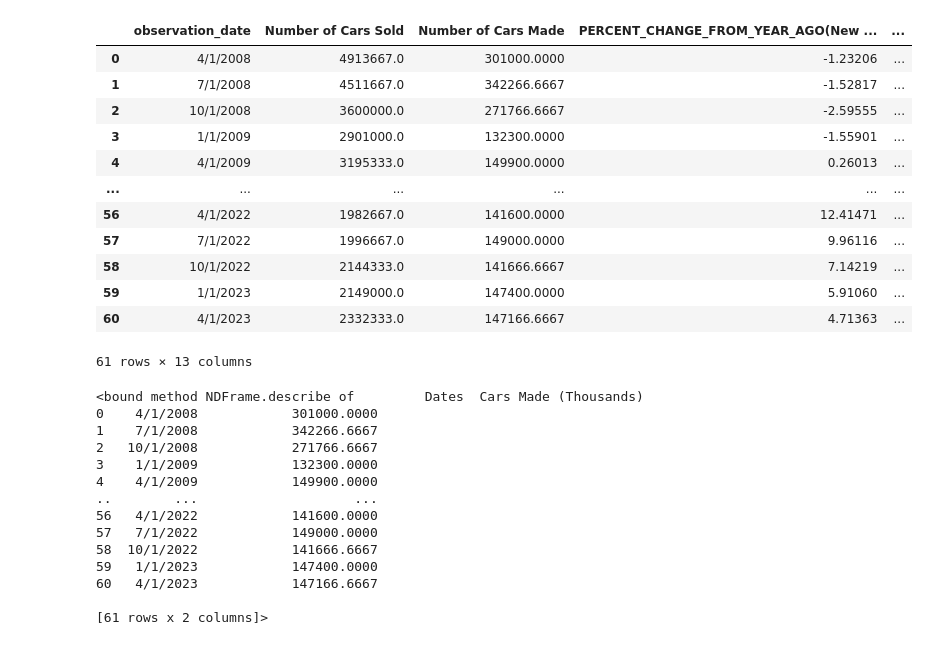
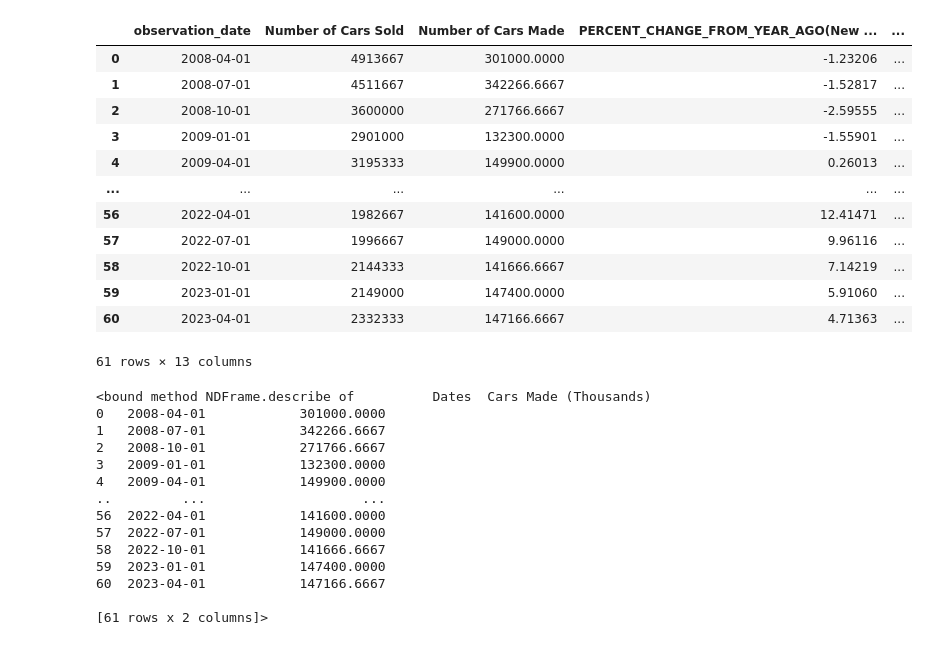
Before and after one commit to NadyaSlb/New_Car_Loan_Analysis, a Jupyter notebook: Car Data Analysis.ipynb, the cells around one changed output. Saved outputs shown, nothing was run; the diff lists cells and outputs as text; code cells hidden in the pictures.

```diff
--- a/Car Data Analysis.ipynb
+++ b/Car Data Analysis.ipynb
@@ -4,24 +4,24 @@ import pandas as pd
 import os
 from pathlib import Path
 # %%
-file_path = Path("../New_Car_Loan_Analysis/CSV/car_df.csv")
+file_path = Path("../New_Car_Loan_Analysis/Resources/car_df.csv")
 
 car_df = pd.read_csv(file_path)
 
 car_df.dropna()
 # %% [output]
 |  | observation_date | Number of Cars Sold | Number of Cars Made | PERCENT_CHANGE_FROM_YEAR_AGO(New ... | ... |
-| 0 | 4/1/2008 | 4913667.0 | 301000.0000 | -1.23206 | ... |
-| 1 | 7/1/2008 | 4511667.0 | 342266.6667 | -1.52817 | ... |
-| 2 | 10/1/2008 | 3600000.0 | 271766.6667 | -2.59555 | ... |
-| 3 | 1/1/2009 | 2901000.0 | 132300.0000 | -1.55901 | ... |
-| 4 | 4/1/2009 | 3195333.0 | 149900.0000 | 0.26013 | ... |
+| 0 | 2008-04-01 | 4913667 | 301000.0000 | -1.23206 | ... |
+| 1 | 2008-07-01 | 4511667 | 342266.6667 | -1.52817 | ... |
+| 2 | 2008-10-01 | 3600000 | 271766.6667 | -2.59555 | ... |
+| 3 | 2009-01-01 | 2901000 | 132300.0000 | -1.55901 | ... |
+| 4 | 2009-04-01 | 3195333 | 149900.0000 | 0.26013 | ... |
 | ... | ... | ... | ... | ... | ... |
-| 56 | 4/1/2022 | 1982667.0 | 141600.0000 | 12.41471 | ... |
-| 57 | 7/1/2022 | 1996667.0 | 149000.0000 | 9.96116 | ... |
-| 58 | 10/1/2022 | 2144333.0 | 141666.6667 | 7.14219 | ... |
-| 59 | 1/1/2023 | 2149000.0 | 147400.0000 | 5.91060 | ... |
-| 60 | 4/1/2023 | 2332333.0 | 147166.6667 | 4.71363 | ... |
+| 56 | 2022-04-01 | 1982667 | 141600.0000 | 12.41471 | ... |
+| 57 | 2022-07-01 | 1996667 | 149000.0000 | 9.96116 | ... |
+| 58 | 2022-10-01 | 2144333 | 141666.6667 | 7.14219 | ... |
+| 59 | 2023-01-01 | 2149000 | 147400.0000 | 5.91060 | ... |
+| 60 | 2023-04-01 | 2332333 | 147166.6667 | 4.71363 | ... |
 61 rows × 13 columns
 # %%
 new_car_df = car_df[['observation_date', 'Number of Cars Made']].dropna().copy()
@@ -33,18 +33,18 @@ new_car_df = pd.DataFrame({
 
 new_car_df.describe
 # %% [output]
-<bound method NDFrame.describe of         Dates  Cars Made (Thousands)
-0    4/1/2008            301000.0000
-1    7/1/2008            342266.6667
-2   10/1/2008            271766.6667
-3    1/1/2009            132300.0000
-4    4/1/2009            149900.0000
-..        ...                    ...
-56   4/1/2022            141600.0000
-57   7/1/2022            149000.0000
-58  10/1/2022            141666.6667
-59   1/1/2023            147400.0000
-60   4/1/2023            147166.6667
+<bound method NDFrame.describe of          Dates  Cars Made (Thousands)
+0   2008-04-01            301000.0000
+1   2008-07-01            342266.6667
+2   2008-10-01            271766.6667
+3   2009-01-01            132300.0000
+4   2009-04-01            149900.0000
+..         ...                    ...
+56  2022-04-01            141600.0000
+57  2022-07-01            149000.0000
+58  2022-10-01            141666.6667
+59  2023-01-01            147400.0000
+60  2023-04-01            147166.6667
 
 [61 rows x 2 columns]>
 # %%
```
Also changed, not shown: parts of 2 cells of this notebook.
